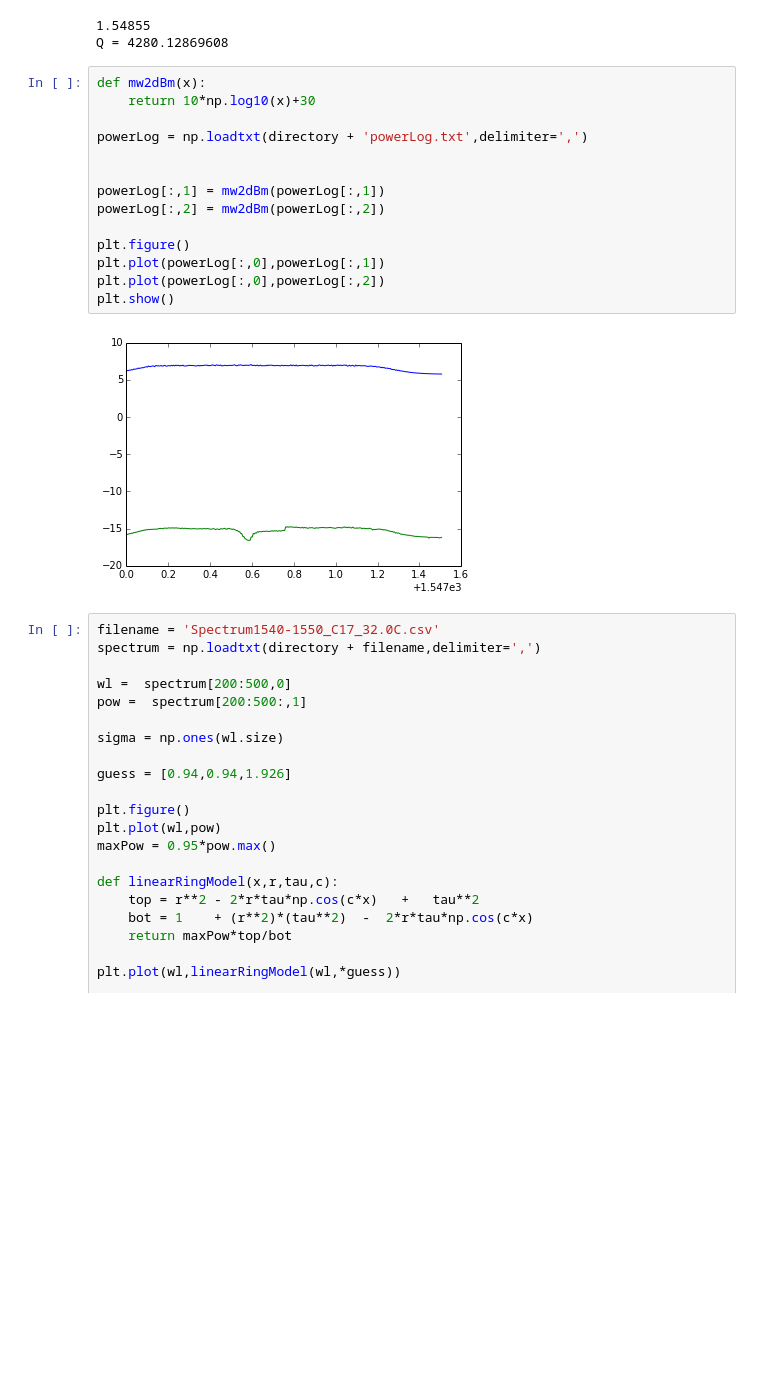
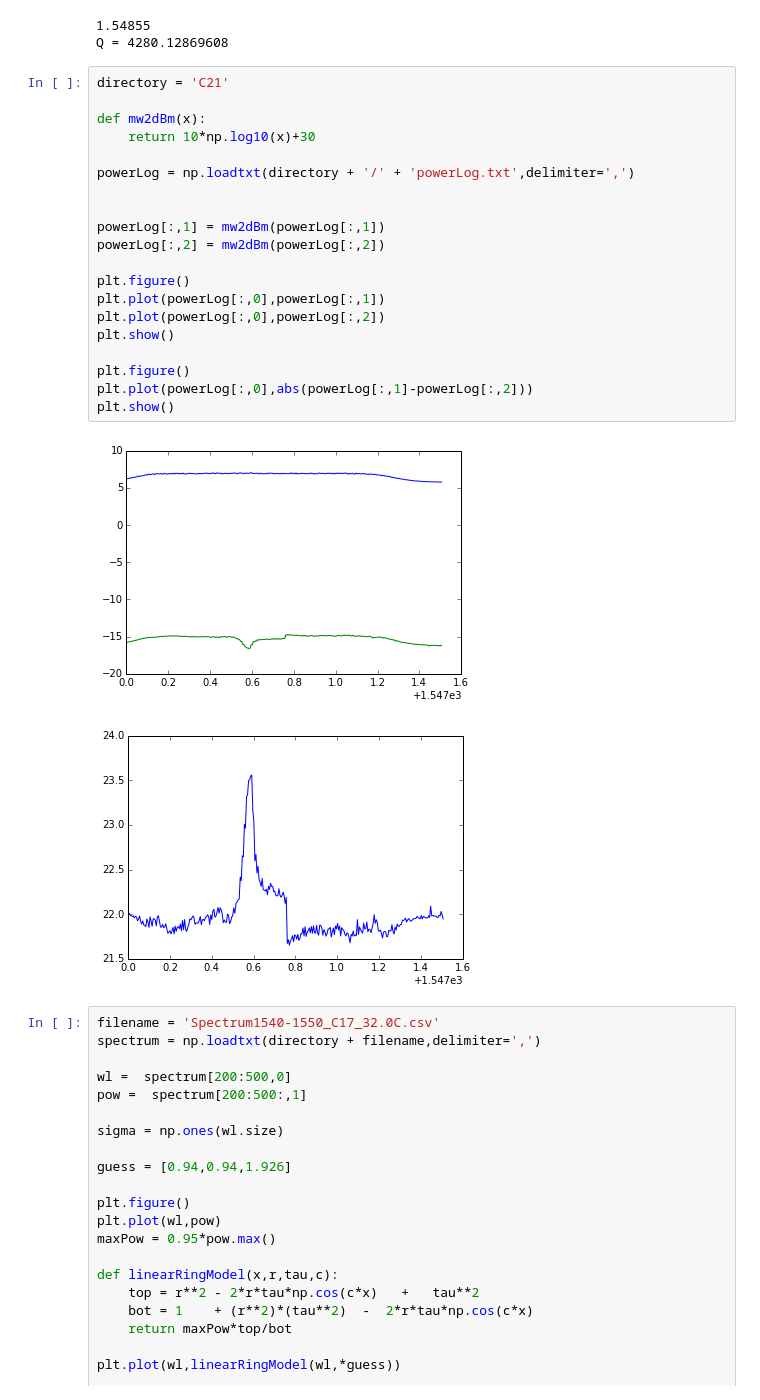
Before and after one commit to lotka/thesis, a Jupyter notebook: res/glassgow/extraction.ipynb, the cells around one changed output. Saved outputs shown, nothing was run; the diff lists cells and outputs as text; blank space fills up the shorter version.

```diff
--- a/res/glassgow/extraction.ipynb
+++ b/res/glassgow/extraction.ipynb
@@ -104,21 +104,28 @@ Q = 266.629193642
 1.54855
 Q = 4280.12869608
 # %%
+directory = 'C21'
+
 def mw2dBm(x):
     return 10*np.log10(x)+30
 
-powerLog = np.loadtxt(directory + 'powerLog.txt',delimiter=',')
+powerLog = np.loadtxt(directory + '/' + 'powerLog.txt',delimiter=',')
 
 
 powerLog[:,1] = mw2dBm(powerLog[:,1])
 powerLog[:,2] = mw2dBm(powerLog[:,2])
 
 plt.figure()
 plt.plot(powerLog[:,0],powerLog[:,1])
 plt.plot(powerLog[:,0],powerLog[:,2])
 plt.show()
+
+plt.figure()
+plt.plot(powerLog[:,0],abs(powerLog[:,1]-powerLog[:,2]))
+plt.show()
 # %% [output]
 [figure]
+[figure, added]
 # %%
 filename = 'Spectrum1540-1550_C17_32.0C.csv'
 spectrum = np.loadtxt(directory + filename,delimiter=',')
```
Also changed, not shown: 8 other files.
